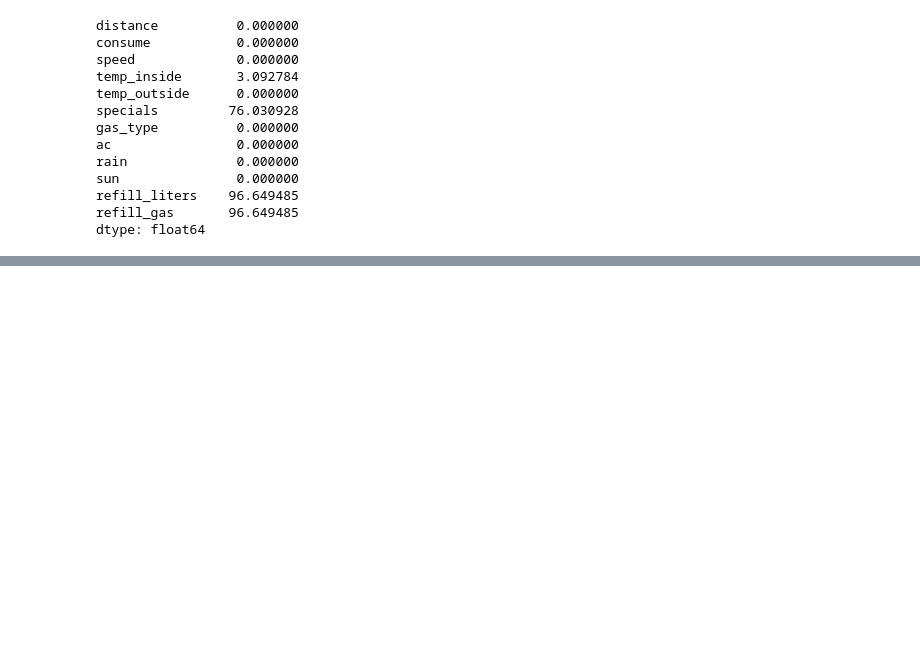
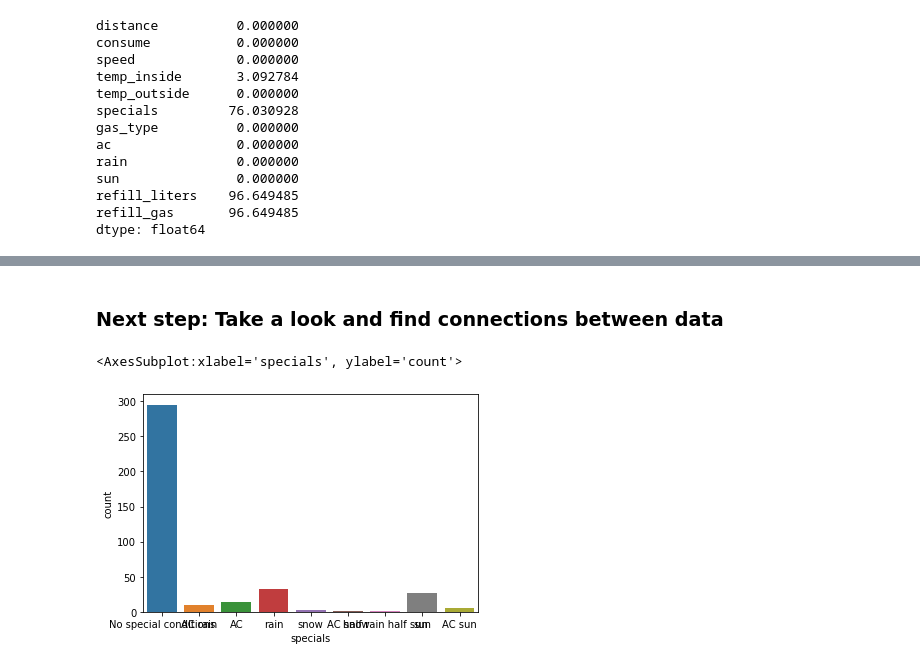
Before and after one commit to ironhack-edu/technical_challenge_DA, a Jupyter notebook: Holly Dalton Tech Challenge.ipynb, the cells around one changed output, grey strips where cells are left out. Cells and saved outputs as stored; diff of their text form; code cells hidden in the pictures; blank space fills up the shorter version.

Commit message:
Finished data cleaning

```diff
--- a/Holly Dalton Tech Challenge.ipynb
+++ b/Holly Dalton Tech Challenge.ipynb
@@ -316,0 +440,3 @@ dtype: float64
+# %%
+cobify['specials'] = np.where(cobify['specials'] == 'ac', 'AC', cobify['specials'])
+cobify['specials']. value_counts()
@@ -316,0 +456,3 @@ dtype: float64
+# %%
+cobify['specials'] = np.where(cobify['specials'] == 'AC Sun', 'AC sun', cobify['specials'])
+cobify['specials']. value_counts()
@@ -316,0 +471,3 @@ dtype: float64
+# %%
+cobify['specials'] = np.where(cobify['specials'] == 'sun ac', 'AC sun', cobify['specials'])
+cobify['specials']. value_counts()   #this is fine for now. no more NaNs, no more repeated values with different labels
@@ -316,0 +537,5 @@ dtype: float64
+# %%
+#Let's fill NaNs with "No ride refill" for now...
+
+cobify['refill_liters'].fillna("No ride refill", inplace = True)
+cobify['refill_gas'].fillna("No ride refill", inplace = True)
@@ -316,0 +598,8 @@ dtype: float64
+# %% [markdown]
+### Next step: Take a look and find connections between data
+# %%
+%matplotlib inline
+sns.countplot(x=cobify.specials)
+# %% [output]
+<AxesSubplot:xlabel='specials', ylabel='count'>
+[figure, added]
```
Also changed, not shown: parts of 22 cells of this notebook.
